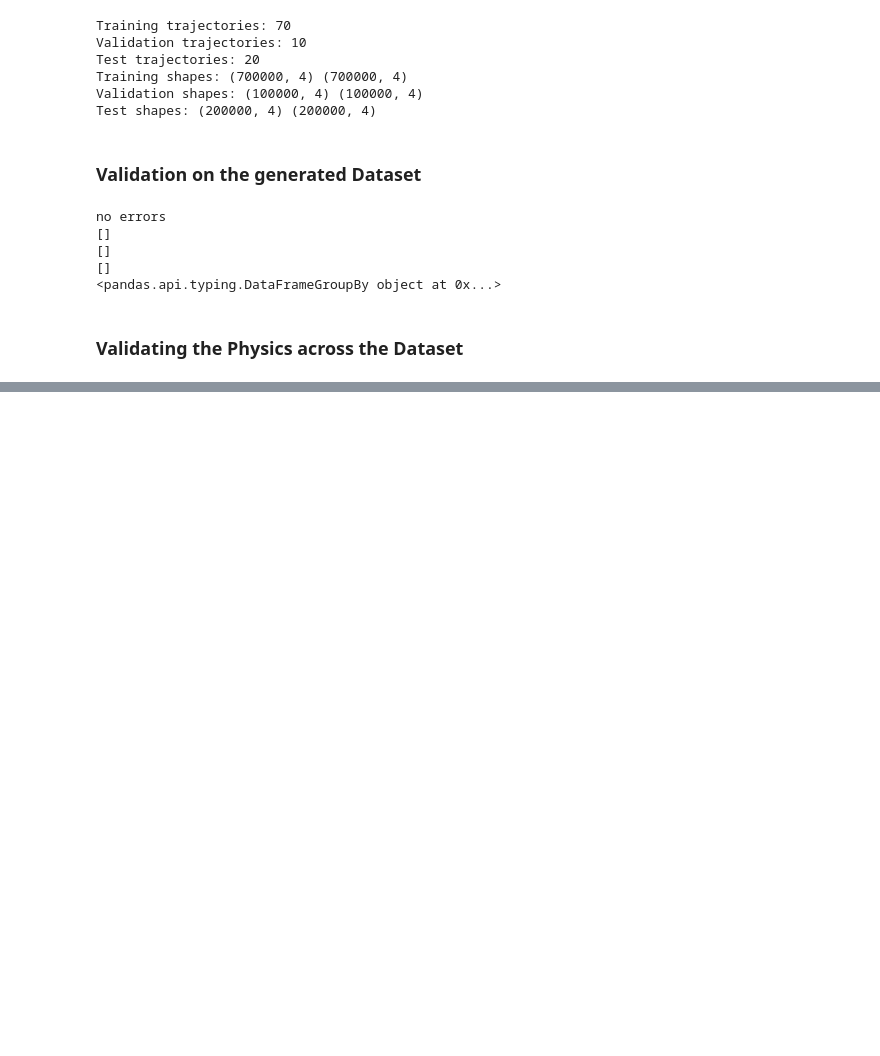
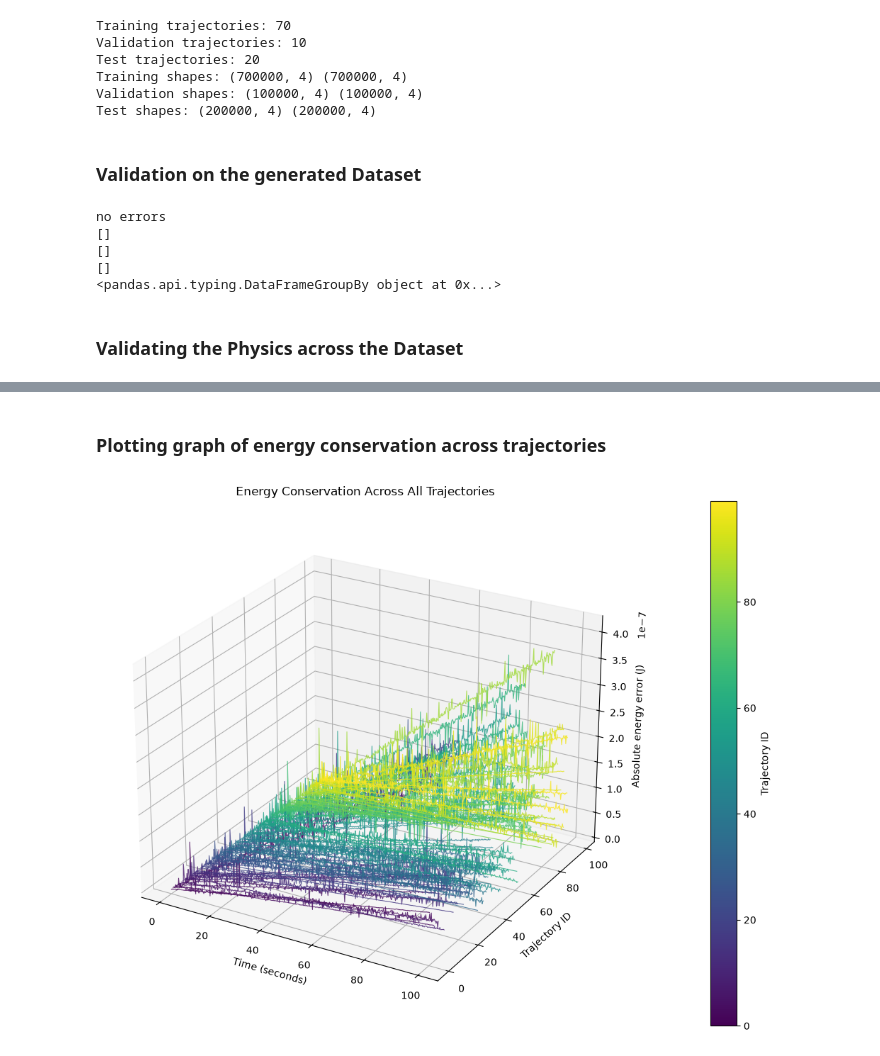
Before and after one commit to museh7/pendulum-dynamics, a Jupyter notebook: main.ipynb, the cells around one changed output, grey strips where cells are left out. Cells and saved outputs as stored; diff of their text form; code cells hidden in the pictures; blank space fills up the shorter version.

Commit message:
plotted a graph of energy conservation across trajectories to see if energy loss increases with time(AI-Generated)

```diff
--- a/main.ipynb
+++ b/main.ipynb
@@ -757,7 +757,6 @@ for trajectory_id in range(100):
     )
     #adding validation that every solver run succeeded
     if solution.success:
-        continue
     else:
         print(f"Integration failed! Status code: {sol.status}")
         print(f"Reason: {sol.message}")
@@ -1090,3 +1089,56 @@ display(
 | 66 | 66 | 10001 | -5.988439 | 3.834543e-07 | 0.000006 | ... |
 | 60 | 60 | 10001 | -8.111313 | 3.691170e-07 | 0.000005 | ... |
 | 51 | 51 | 10001 | -2.314925 | 3.381659e-07 | 0.000015 | ... |
+# %% [markdown]
+### Plotting graph of energy conservation across trajectories
+# %%
+from matplotlib.ticker import LinearLocator
+from matplotlib import cm, colors
+
+fig = plt.figure(figsize=(12, 8))
+ax = fig.add_subplot(111, projection="3d")
+
+trajectory_ids = energy_by_time["Trajectory_id"].unique()
+
+colour_scale = colors.Normalize(
+    vmin=trajectory_ids.min(),
+    vmax=trajectory_ids.max()
+)
+
+# Draw one energy-error line for each trajectory
+for trajectory_id, trajectory in energy_by_time.groupby("Trajectory_id"):
+    trajectory = trajectory.sort_values("time").iloc[::20]
+
+    ax.plot(
+        trajectory["time"],
+        np.full(len(trajectory), trajectory_id),
+        trajectory["absolute_energy_error"],
+        color=cm.viridis(colour_scale(trajectory_id)),
+        linewidth=0.8,
+        alpha=0.8
+    )
+
+ax.set_xlabel("Time (seconds)")
+ax.set_ylabel("Trajectory ID")
+ax.set_zlabel("Absolute energy error (J)")
+ax.set_title("Energy Conservation Across All Trajectories")
+
+ax.view_init(elev=25, azim=-60)
+
+colour_bar = cm.ScalarMappable(
+    norm=colour_scale,
+    cmap="viridis"
+)
+colour_bar.set_array([])
+
+fig.colorbar(
+    colour_bar,
+    ax=ax,
+    pad=0.1,
+    label="Trajectory ID"
+)
+
+plt.tight_layout()
+plt.show()
+# %% [output]
+[figure, added]
```
